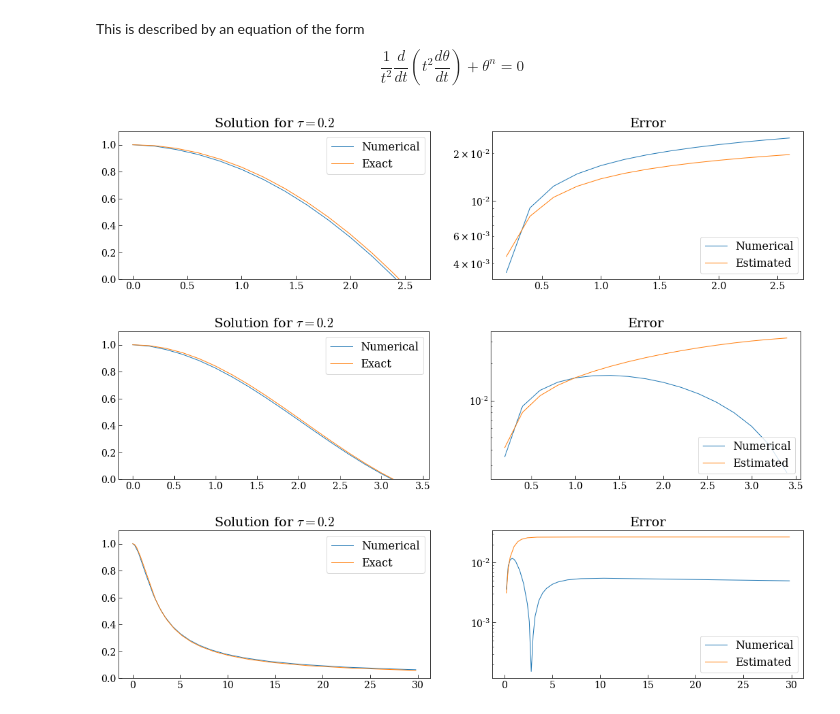
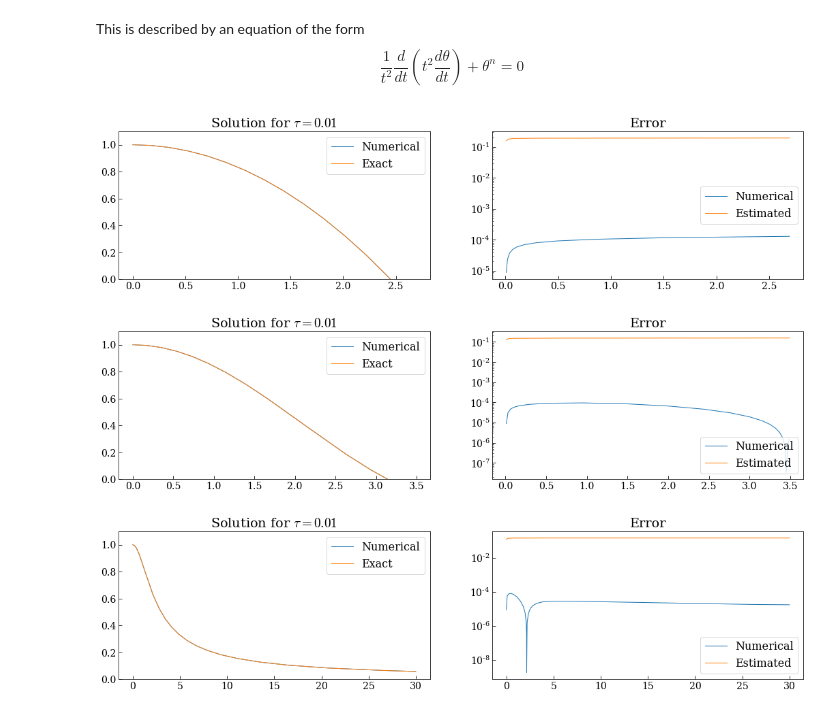
Before and after one commit to mseri/contact-integrators, a Jupyter notebook: The Lane-Emden Model -- Error Analysis.ipynb, the cells around one changed output. Drawn from its saved outputs; the diff is of its cells as text; code cells hidden in the pictures.

Commit message:
Add s eqn, fix plots
Signed-off-by: Marcello Seri <marcello.seri@gmail.com>

```diff
--- a/The Lane-Emden Model -- Error Analysis.ipynb
+++ b/The Lane-Emden Model -- Error Analysis.ipynb
@@ -60,7 +56,7 @@ def upper_error_bound_s(n, m, dt, p, q, s):
 
 total_error_bound = lambda n, m, dt, p, q, s: np.linalg.norm([upper_error_bound(n, m, dt, p, q), upper_error_bound_p(n, m, dt, p, q), upper_error_bound_s(n, m, dt, p, q, s)])
 # %%
-dt = 0.2 # run with 0.2 and 0.01
+dt = 0.01 # run with 0.2 and 0.01
 # %%
 n = 0
 le = LaneEmden(n)
@@ -69,37 +65,37 @@ p0, q0 = (0,1)
 tspan = np.arange(0.0, tf, dt)
 
 exact = lambda t: 1-1/6*t**2
-errq = lambda m, p0, q0, s: upper_error_bound(n,m,dt,p0,q0)
+errq = lambda m, p0, q0, s: total_error_bound(n,m,dt,p0,q0,s)
 
 plt.figure(figsize=(18,4))
 #plt.suptitle(f"$n={le.n}$, $dt={dt}$")
 sol, sols, _ = ic.integrate(ic.step, le, tspan, p0, q0, 0.0)
 
 #p1, q1 = sol[:,0][1], sol[:,1][1]
 #solm1, _, _ = ic.integrate(ic.step6, le, tspan[1:], p1, q1, 0.0)
 #sole1, _, _ = ic.integrate(ic.step6e, le, tspan[1:], p1, q1, 0.0)
 
 plt.subplot(121)
 plt.title(f"Solution for $\\tau={dt}$")
 plt.plot(tspan, sol[:,1], linewidth=1, label="Numerical")
 plt.plot(tspan, exact(tspan),
          linewidth=1, label="Exact")
 plt.ylim(0,1.1)
 plt.legend()
 
 plt.subplot(122)
 plt.title("Error")
 plt.plot(tspan[1:], abs(sol[:,1]-exact(tspan))[1:], linewidth=1, label="Numerical")
 plt.plot(tspan[1:],
          pad_and_cumsum([errq(m,p0,q0,s) for m, p0, q0, s in zip(range(len(tspan)),sol[:,0],sol[:,1],sols)])[1:],
          linewidth=1, label="Estimated")
 plt.legend()
 plt.yscale("log")
 plt.legend()
 
 plt.show()
 # %% [output]
-[figure, old version]
+[figure, new version]
 # %%
 n = 1
 le = LaneEmden(n)
@@ -112,7 +108,7 @@ exact = lambda t: np.sin(t)/t
 exact = exact(tspan)
 exact[0] = 1.0
 
-errq = lambda m, p0, q0,s: upper_error_bound(n,m,dt,p0,q0)
+errq = lambda m, p0, q0, s: total_error_bound(n,m,dt,p0,q0,s)
 
 plt.figure(figsize=(18,4))
 #plt.suptitle(f"$n={le.n}$, $dt={dt}$")
@@ -142,7 +138,7 @@ plt.legend(loc="lower right")
 
 plt.show()
 # %% [output]
-[figure, old version]
+[figure, new version]
 # %%
 n=5
 le = LaneEmden(n)
@@ -151,7 +147,7 @@ p0, q0 = (0,1)
 tspan = np.arange(0.0, tf, dt)
 
 exact = lambda t: 1/np.sqrt(1 + t**2/3)
-errq = lambda m, p0, q0,s: upper_error_bound(n,m,dt,p0,q0)
+errq = lambda m, p0, q0,s: total_error_bound(n,m,dt,p0,q0,s)
 
 plt.figure(figsize=(18,4))
 #plt.suptitle(f"$n={le.n}$, $dt={dt}$")
@@ -181,4 +177,4 @@ plt.legend()
 
 plt.show()
 # %% [output]
-[figure, old version]
+[figure, new version]
```
Also changed, not shown: parts of 1 cell of this notebook, 1 other file.
